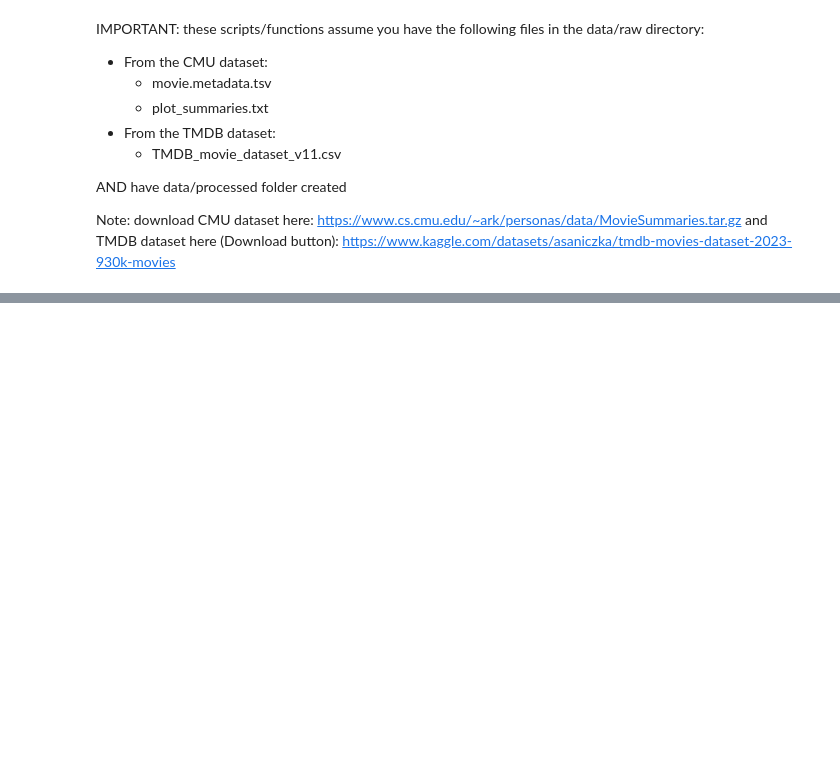
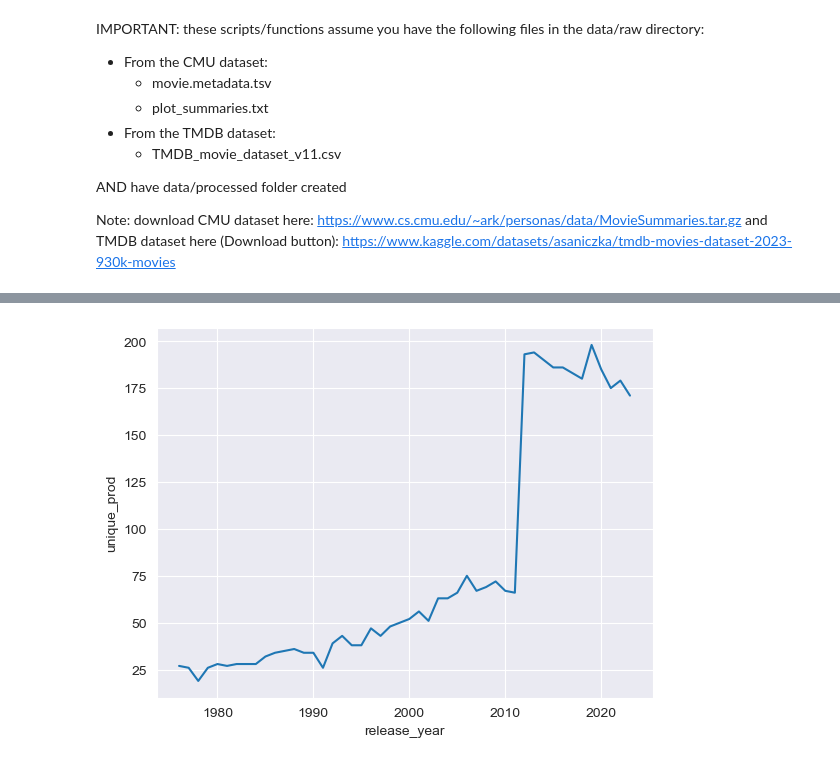
Before and after one commit to epfl-ada/ada-2024-project-databand, a Jupyter notebook: data_overview_CS.ipynb, the cells around one changed output, grey strips where cells are left out. Drawn from its saved outputs; the diff is of its cells as text; code cells hidden in the pictures; blank space fills up the shorter version.

```diff
--- a/data_overview_CS.ipynb
+++ b/data_overview_CS.ipynb
@@ -90,0 +137,6 @@ df_combined.groupby('dvd_era')['production_countries'].apply(lambda x: [country
+# %%
+num_production_countries_per_year = df_combined.explode('production_countries').groupby('release_year')['production_countries'].nunique().reset_index(name='unique_prod')
+sns.lineplot(data=num_production_countries_per_year, x='release_year', y='unique_prod')
+plt.show()
+# %% [output]
+[figure, added]
```
Also changed, not shown: parts of 22 cells of this notebook.
